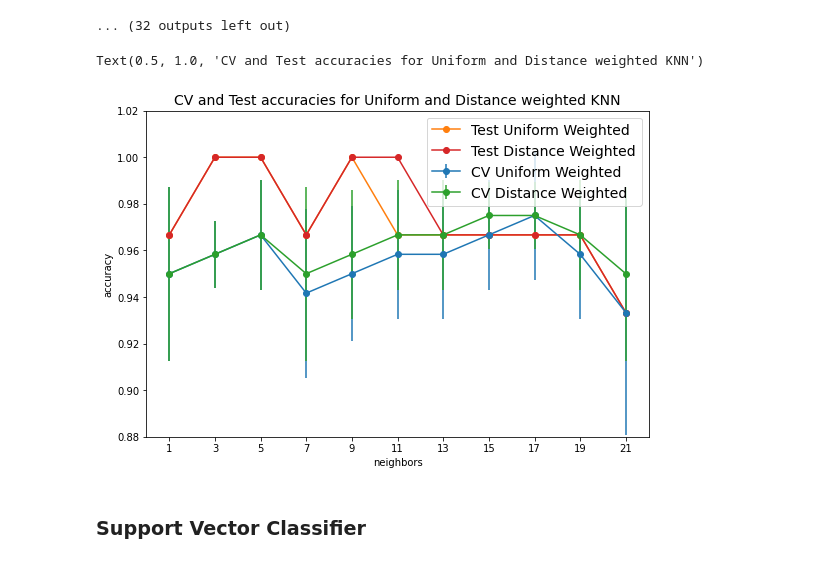
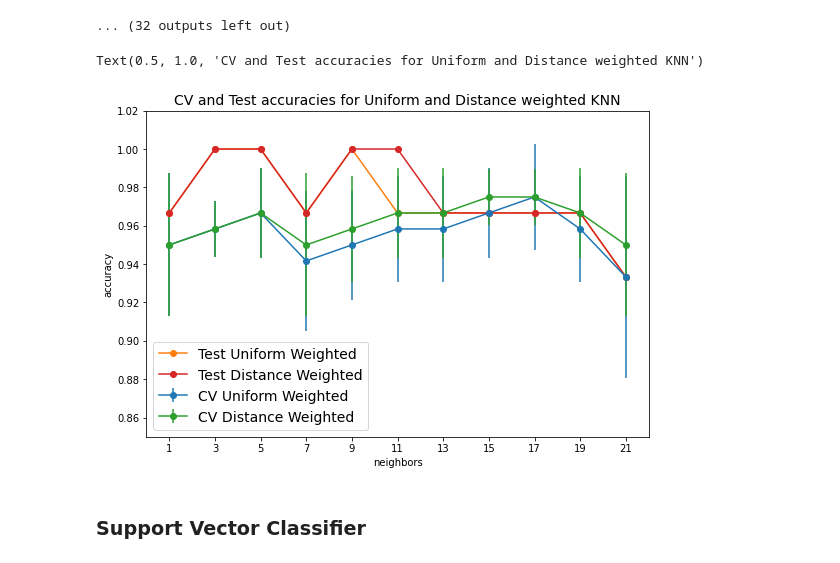
Before and after one commit to RK22000/ICE-Iris_Classification_Experiment, a Jupyter notebook: ICE_(Iris_Classification_Experiment).ipynb, the cells around one changed output. Drawn from its saved outputs; the diff is of its cells as text; code cells hidden in the pictures.

```diff
--- a/ICE_(Iris_Classification_Experiment).ipynb
+++ b/ICE_(Iris_Classification_Experiment).ipynb
@@ -171,6 +171,7 @@ for base in [0, 50, 100]:
         dset = train if j in train_idx else test
         dset.x.append(x)
         dset.y.append(y)
+plt_y_lim = (0.85, 1.02)
 len(train.x), len(test.x), len(train.y), len(test.y)
 # %% [output]
 (120, 30, 120, 30)
@@ -254,23 +255,23 @@ Test accuracy 1.00
 # %%
 plt.figure(figsize=(9, 6))
 for ls, dev, leg in zip(
     [cvUniform, testUniform, cvDist, testDist],
     [devUniform, [], devDist, []],
     "CV Uniform Weighted, Test Uniform Weighted, CV Distance Weighted, Test Distance Weighted".split(", ")
     ):
     if len(dev) > 0:
         plt.errorbar(n_neighbors, ls, yerr=dev, fmt='o-', label=leg)
     else:
         plt.plot(n_neighbors, ls, 'o-', label=leg)
 plt.legend(fontsize=14)
 plt.xticks(ticks=n_neighbors)
-plt.ylim(0.88, 1.02)
+plt.ylim(*plt_y_lim)
 plt.xlabel("neighbors")
 plt.ylabel("accuracy")
 plt.title("CV and Test accuracies for Uniform and Distance weighted KNN", fontsize=14)
 # %% [output]
 Text(0.5, 1.0, 'CV and Test accuracies for Uniform and Distance weighted KNN')
-[figure, old version]
+[figure, new version]
 # %% [markdown]
 ### Support Vector Classifier
 # %%
```
Also changed, not shown: parts of 14 cells of this notebook.
